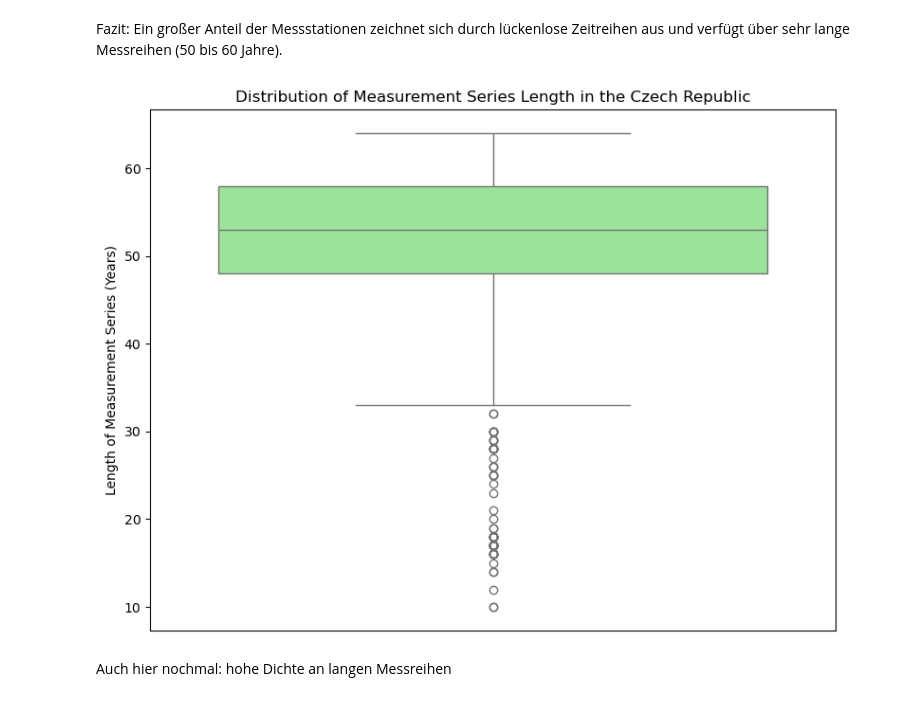
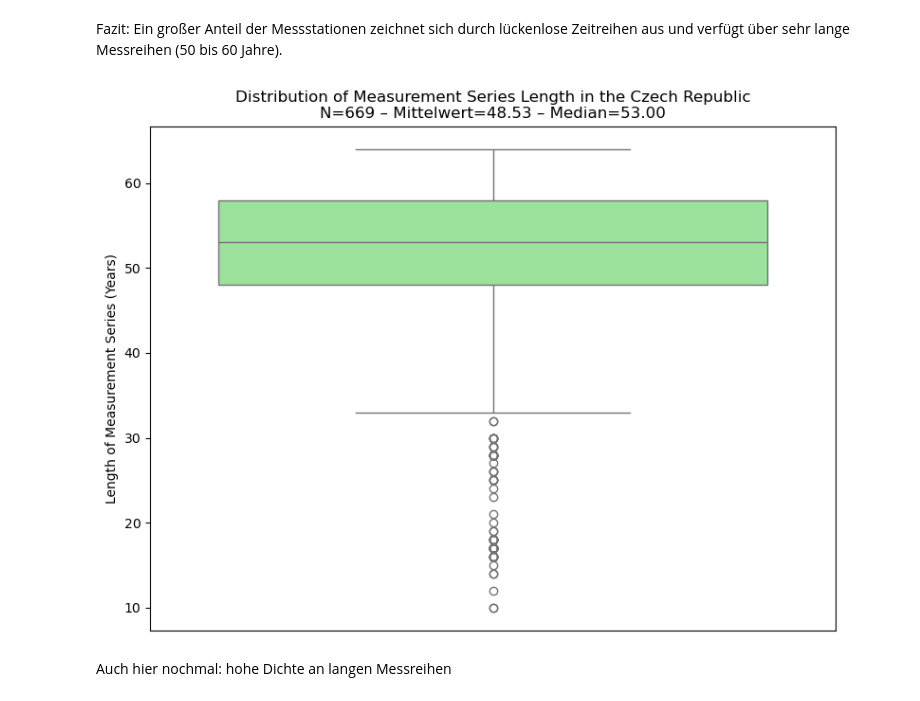
Before and after one commit to Tarikorgun/ML-Python, a Jupyter notebook: Plotsjy.ipynb, the cells around one changed output. Cells and saved outputs as stored; diff of their text form; code cells hidden in the pictures.

```diff
--- a/Plotsjy.ipynb
+++ b/Plotsjy.ipynb
@@ -376,15 +440,29 @@ Fazit: Ein großer Anteil der Messstationen zeichnet sich durch lückenlose Zeit
 # %%
 # Box plot showing the distribution of measurement series length in the Czech Republic
 # Provides a concise summary of the central tendency and spread of measurement series lengths, and identifies outliers.
-plt.figure(figsize=(8, 6))
-sns.boxplot(y=df_cz['length_years'].dropna(), color='lightgreen')
-plt.title("Distribution of Measurement Series Length in the Czech Republic")
-plt.ylabel("Length of Measurement Series (Years)")
-plt.xticks([]) # Remove x-axis ticks as it's a single box plot
-plt.tight_layout()
-plt.show()
+
+if 'length_years' in df_cz.columns:
+    # Key Values
+    series_lengths = df_cz['length_years'].dropna()
+    count_length = series_lengths.count()
+    mean_length = series_lengths.mean()
+    median_length = series_lengths.median()
+
+    # Generate Plot
+    plt.figure(figsize=(8, 6))
+    sns.boxplot(y=series_lengths, color='lightgreen')
+    plt.title(
+        f"Distribution of Measurement Series Length in the Czech Republic\n"
+        f"N={count_length} – Mittelwert={mean_length:.2f} – Median={median_length:.2f}"
+    )
+    plt.ylabel("Length of Measurement Series (Years)")
+    plt.xticks([])
+    plt.tight_layout()
+    plt.show()
+else:
+    print("Column 'length_years' not found in df_cz. Skipping box plot.")
 # %% [output]
-[figure, old version]
+[figure, new version]
 # %% [markdown]
 Auch hier nochmal: hohe Dichte an langen Messreihen
 # %%
```
Also changed, not shown: parts of 9 cells of this notebook.
